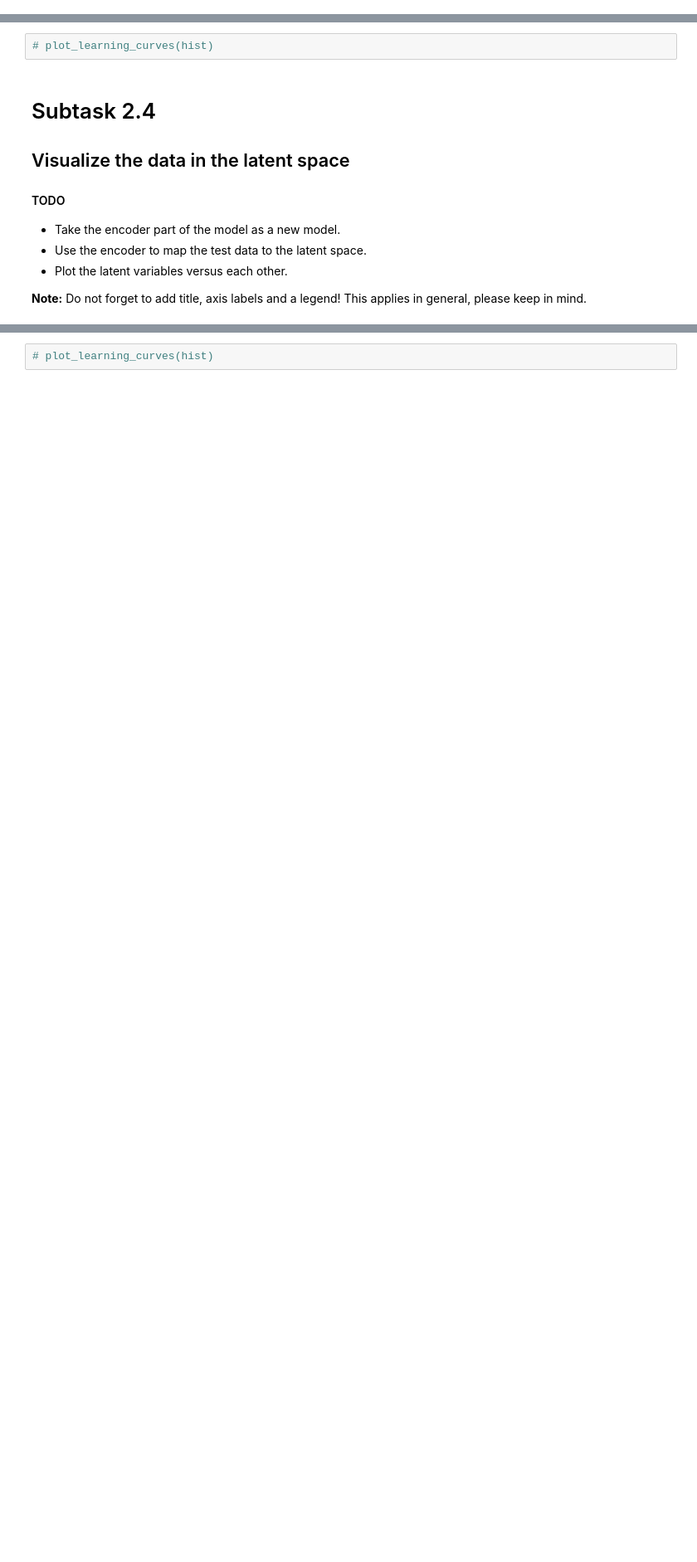
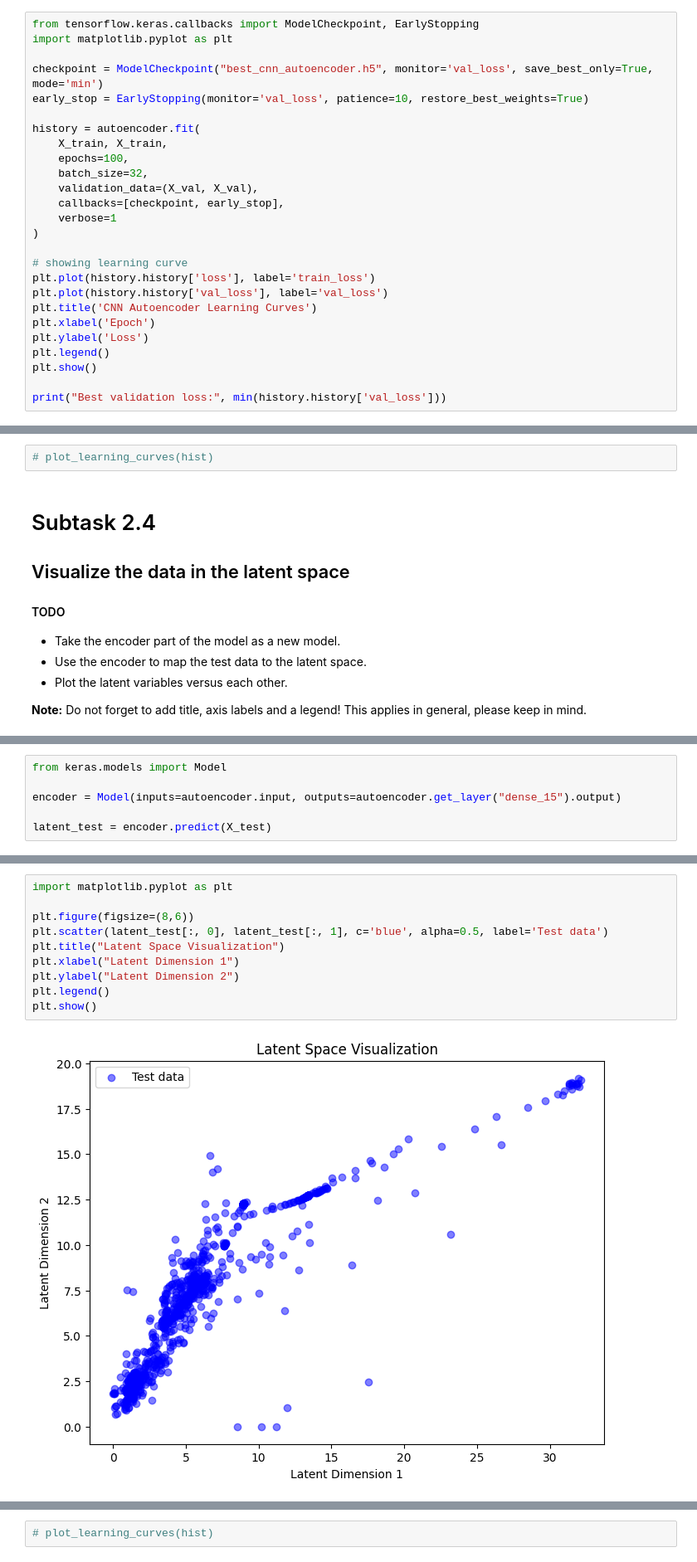
Before and after one commit to fehimecapar/DeepLearning, a Jupyter notebook: Task_04.ipynb, the cells around one changed output, grey strips where cells are left out. Shown at 83% size. Drawn from its saved outputs; the diff is of its cells as text; blank space fills up the shorter version.

```diff
--- a/Task_04.ipynb
+++ b/Task_04.ipynb
@@ -268,0 +573,26 @@ def plot_learning_curves(hist):
+# %%
+from tensorflow.keras.callbacks import ModelCheckpoint, EarlyStopping
+import matplotlib.pyplot as plt
+
+checkpoint = ModelCheckpoint("best_cnn_autoencoder.h5", monitor='val_loss', save_best_only=True, mode='min')
+early_stop = EarlyStopping(monitor='val_loss', patience=10, restore_best_weights=True)
+
+history = autoencoder.fit(
+    X_train, X_train,
+    epochs=100,
+    batch_size=32,
+    validation_data=(X_val, X_val),
+    callbacks=[checkpoint, early_stop],
+    verbose=1
+)
+
+# showing learning curve
+plt.plot(history.history['loss'], label='train_loss')
+plt.plot(history.history['val_loss'], label='val_loss')
+plt.title('CNN Autoencoder Learning Curves')
+plt.xlabel('Epoch')
+plt.ylabel('Loss')
+plt.legend()
+plt.show()
+
+print("Best validation loss:", min(history.history['val_loss']))
@@ -290,0 +655,6 @@ This applies in general, please keep in mind.
+# %%
+from keras.models import Model
+
+encoder = Model(inputs=autoencoder.input, outputs=autoencoder.get_layer("dense_15").output)
+
+latent_test = encoder.predict(X_test)
@@ -291,3 +663,15 @@ This applies in general, please keep in mind.
+# %%
+import matplotlib.pyplot as plt
+
+plt.figure(figsize=(8,6))
+plt.scatter(latent_test[:, 0], latent_test[:, 1], c='blue', alpha=0.5, label='Test data')
+plt.title("Latent Space Visualization")
+plt.xlabel("Latent Dimension 1")
+plt.ylabel("Latent Dimension 2")
+plt.legend()
+plt.show()
+# %% [output]
+[figure, added]
 # %% [markdown]
 # Subtask 2.5
 
```
Also changed, not shown: parts of 56 cells of this notebook.
